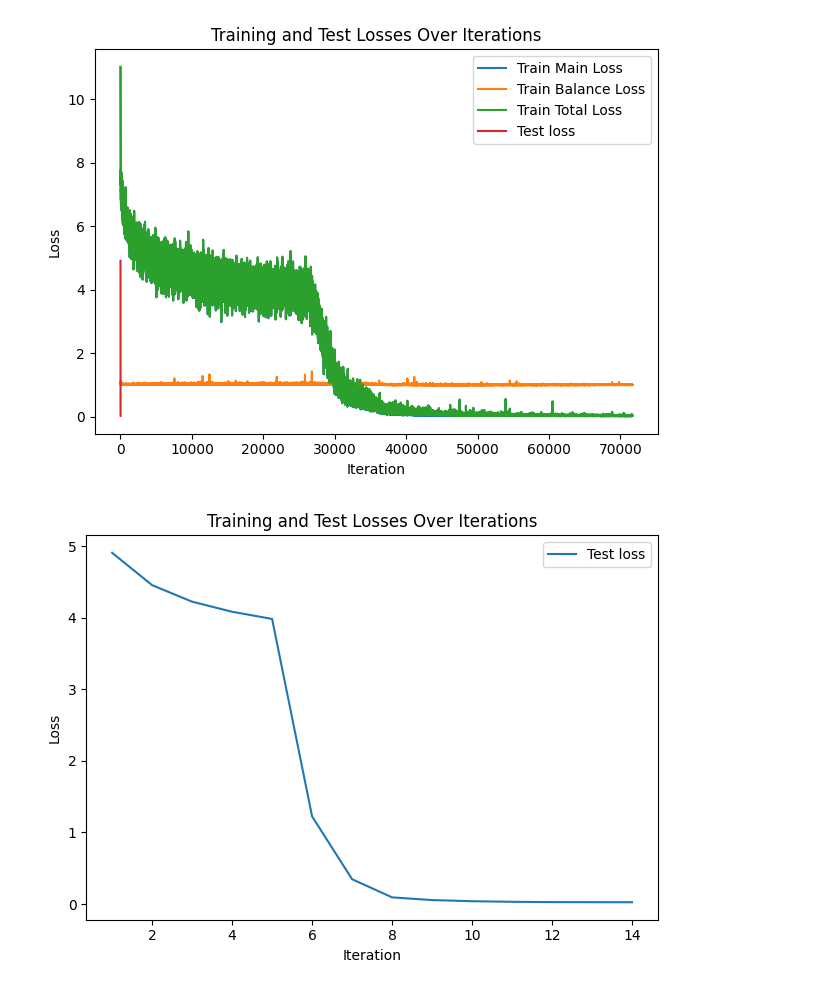
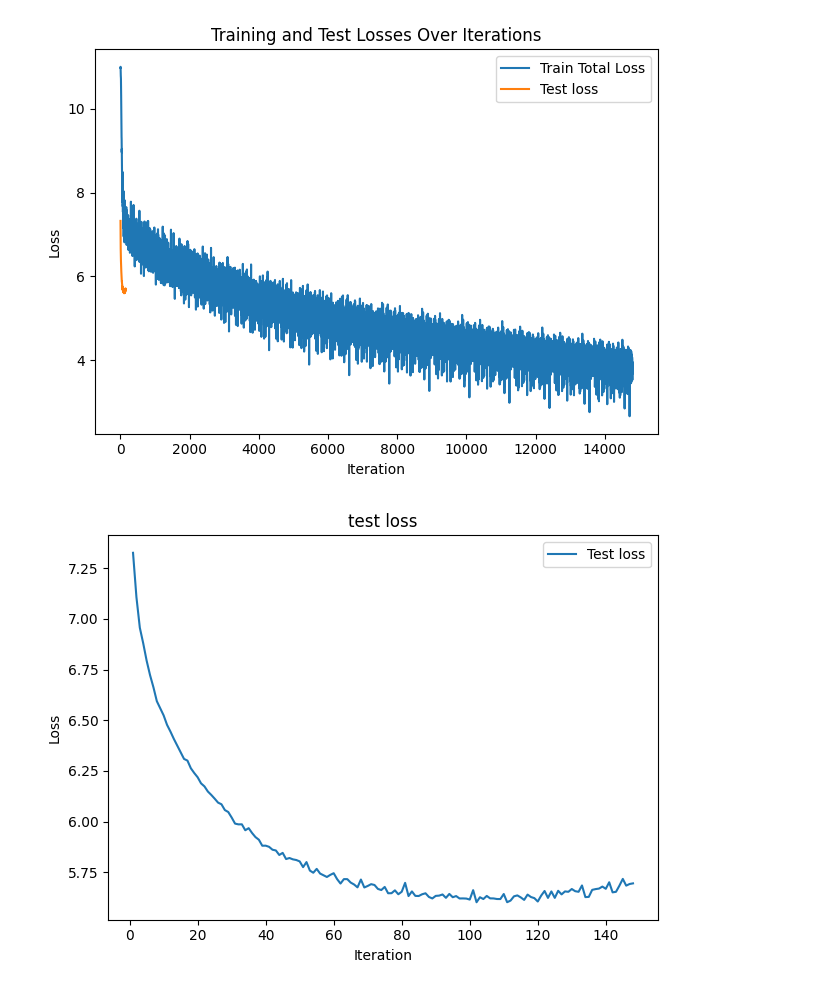
Before and after one commit to PavelPaha/Federated-Mixture-of-Experts-with-Personalized-Weighting, a Jupyter notebook: exp.ipynb, the cells around one changed output. Saved outputs shown, nothing was run; the diff lists cells and outputs as text; code cells hidden in the pictures.

```diff
--- a/exp.ipynb
+++ b/exp.ipynb
@@ -1,32 +1,32 @@
 # %%
 import pickle
 import matplotlib.pyplot as plt
 
 # Load recorded metrics
-with open('metrics.pkl', 'rb') as f:
+with open('metrics1.pkl', 'rb') as f:
     metrics = pickle.load(f)
 
 iters = metrics['iter']
-plt.plot(iters, metrics['train_main'], label='Train Main Loss')
-plt.plot(iters, metrics['train_balance'], label='Train Balance Loss')
+# plt.plot(iters, metrics['train_main'], label='Train Main Loss')
+# plt.plot(iters[200:], metrics['train_balance'][200:], label='Train Balance Loss')
 plt.plot(iters, metrics['train_total'], label='Train Total Loss')
 plt.plot(iters[:len(metrics['test_loss'])], metrics['test_loss'], label='Test loss')
 
 # Test losses occur every `log_interval` iterations
 log_interval = 2000
 # num_test = len(metrics['test_loss'])
 # if num_test > 0:
 #     test_iters = [log_interval * i for i in range(1, num_test + 1)]
 #     plt.plot(test_iters, metrics['test_loss'], 'o-', label='Test Loss')
 
 plt.xlabel('Iteration')
 plt.ylabel('Loss')
 plt.legend()
 plt.title('Training and Test Losses Over Iterations')
 plt.tight_layout()
 plt.show()
 # %% [output]
-[figure, old version]
+[figure, new version]
 # %%
 plt.plot(iters[:len(metrics['test_loss'])], metrics['test_loss'], label='Test loss')
 
@@ -37,4 +37,4 @@ plt.title('test loss')
 plt.tight_layout()
 plt.show()
 # %% [output]
-[figure, old version]
+[figure, new version]
```
Also changed, not shown: parts of 2 cells of this notebook, 7 other files.
